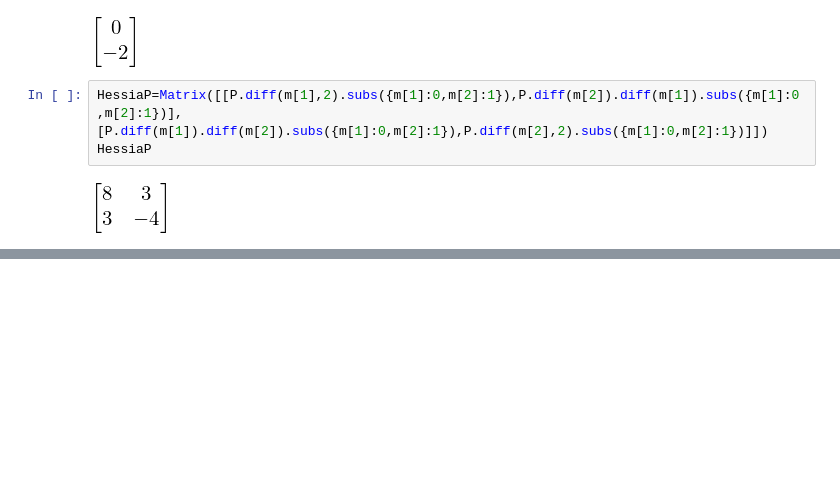
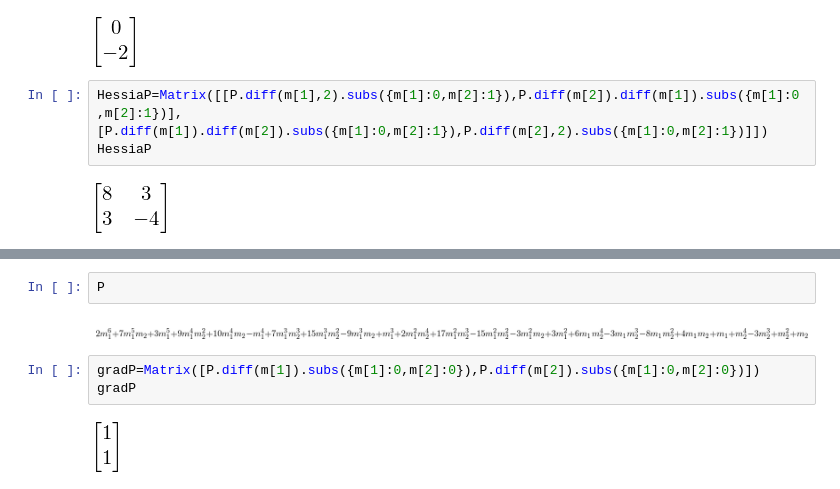
Before and after one commit to fdmazzone/ArchivosProyecto, a Jupyter notebook: MEcanica Celeste/concavidad.ipynb, the cells around one changed output, grey strips where cells are left out. Saved outputs shown, nothing was run; the diff lists cells and outputs as text; blank space fills up the shorter version.

```diff
--- a/MEcanica Celeste/concavidad.ipynb
+++ b/MEcanica Celeste/concavidad.ipynb
@@ -280,0 +299,9 @@ HessiaP
+# %%
+P
+# %% [output]
+[figure, added]
+# %%
+gradP=Matrix([P.diff(m[1]).subs({m[1]:0,m[2]:0}),P.diff(m[2]).subs({m[1]:0,m[2]:0})])
+gradP
+# %% [output]
+[figure, added]
```
Also changed, not shown: parts of 7 cells of this notebook.
